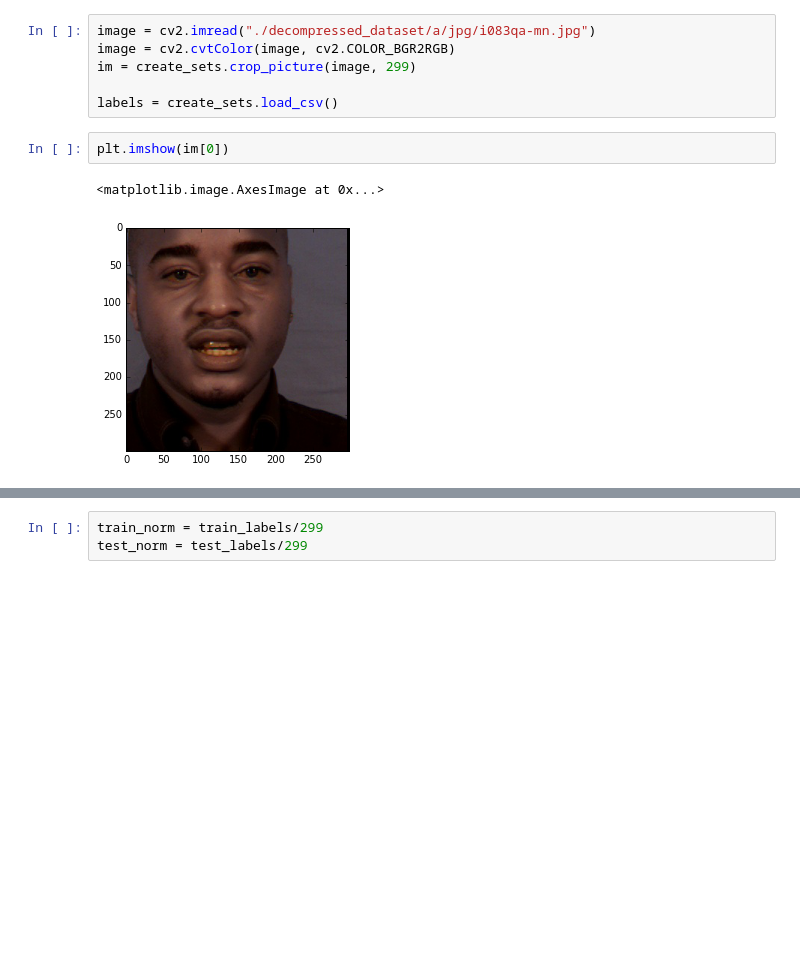
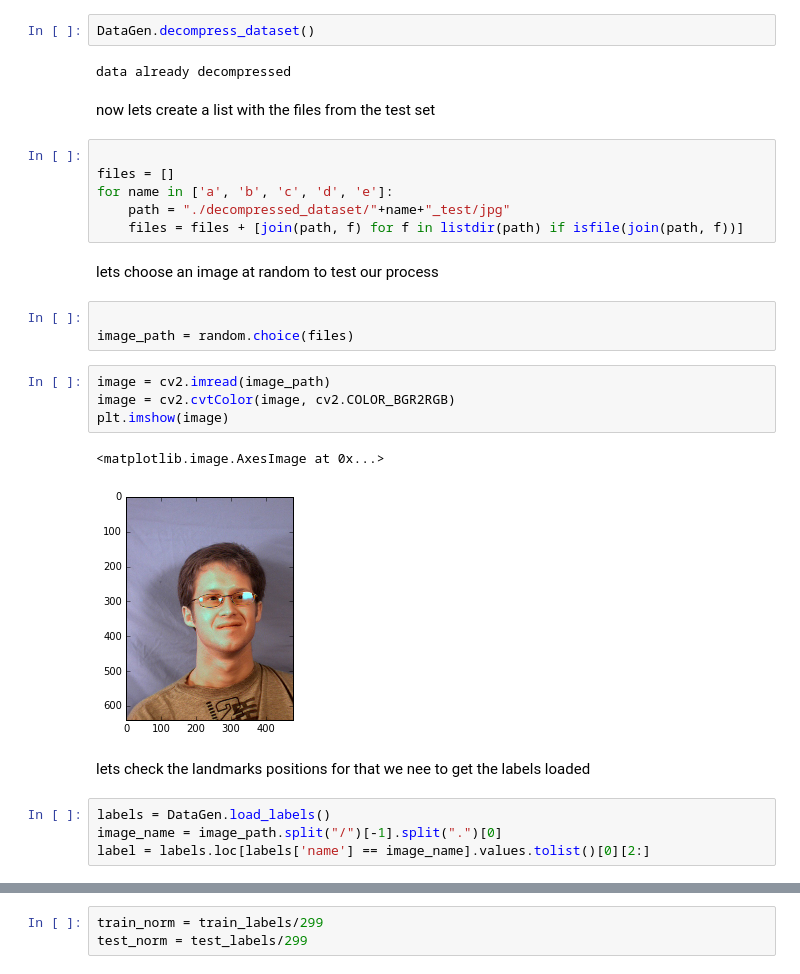
Before and after one commit to WillianPaiva/capstone_project, a Jupyter notebook: project/Project.ipynb, the cells around one changed output, grey strips where cells are left out. Cells and saved outputs as stored; diff of their text form; blank space fills up the shorter version.

Commit message:
start of the project data cleaning

```diff
--- a/project/Project.ipynb
+++ b/project/Project.ipynb
@@ -10,11 +22,30 @@ import numpy as np
+# %%
+DataGen.decompress_dataset()
+# %% [output]
+data already decompressed
+# %% [markdown]
+now lets create a list with the files from the test set
+# %%
+
+files = []
+for name in ['a', 'b', 'c', 'd', 'e']:
+    path = "./decompressed_dataset/"+name+"_test/jpg"
+    files = files + [join(path, f) for f in listdir(path) if isfile(join(path, f))]
+# %% [markdown]
+lets choose an image at random to test our process
+# %%
+
+image_path = random.choice(files)
 # %%
-image = cv2.imread("./decompressed_dataset/a/jpg/i083qa-mn.jpg")
+image = cv2.imread(image_path)
 image = cv2.cvtColor(image, cv2.COLOR_BGR2RGB)
-im = create_sets.crop_picture(image, 299)
-
-labels = create_sets.load_csv()
+plt.imshow(image)
+# %% [output]
+<matplotlib.image.AxesImage at 0x...>
+[figure, added]
-# %%
-plt.imshow(im[0])
-# %% [output]
-<matplotlib.image.AxesImage at 0x...>
-[figure, removed]
+# %% [markdown]
+lets check the landmarks positions for that we nee to get the labels loaded
+# %%
+labels = DataGen.load_labels()
+image_name = image_path.split("/")[-1].split(".")[0]
+label = labels.loc[labels['name'] == image_name].values.tolist()[0][2:]
```
Also changed, not shown: parts of 13 cells of this notebook.
